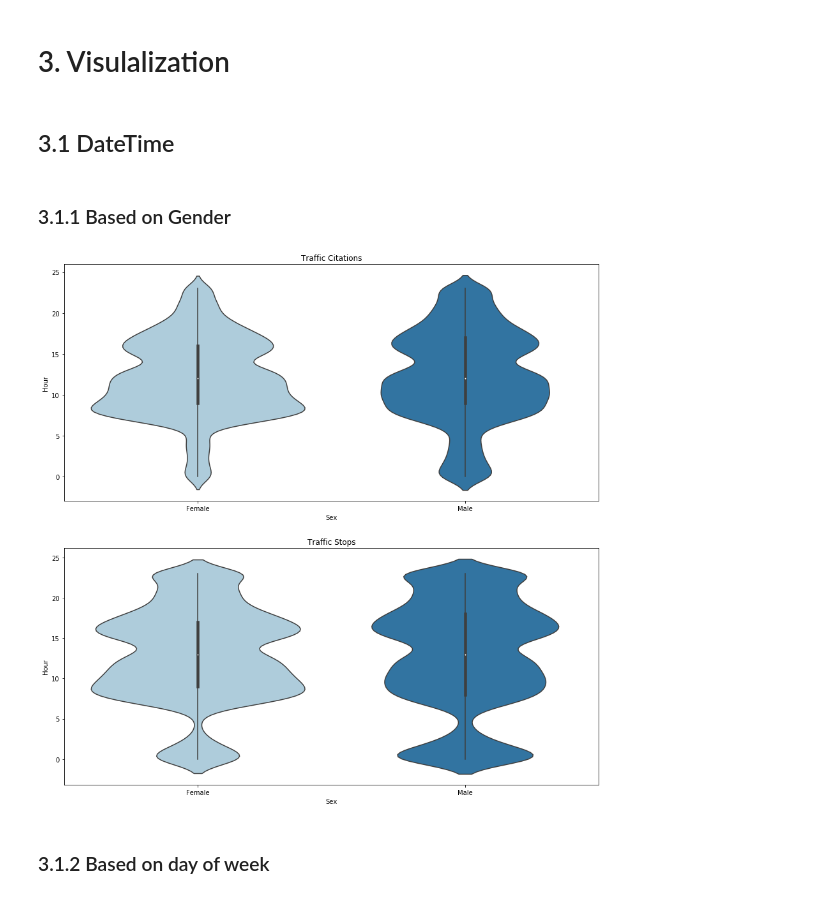
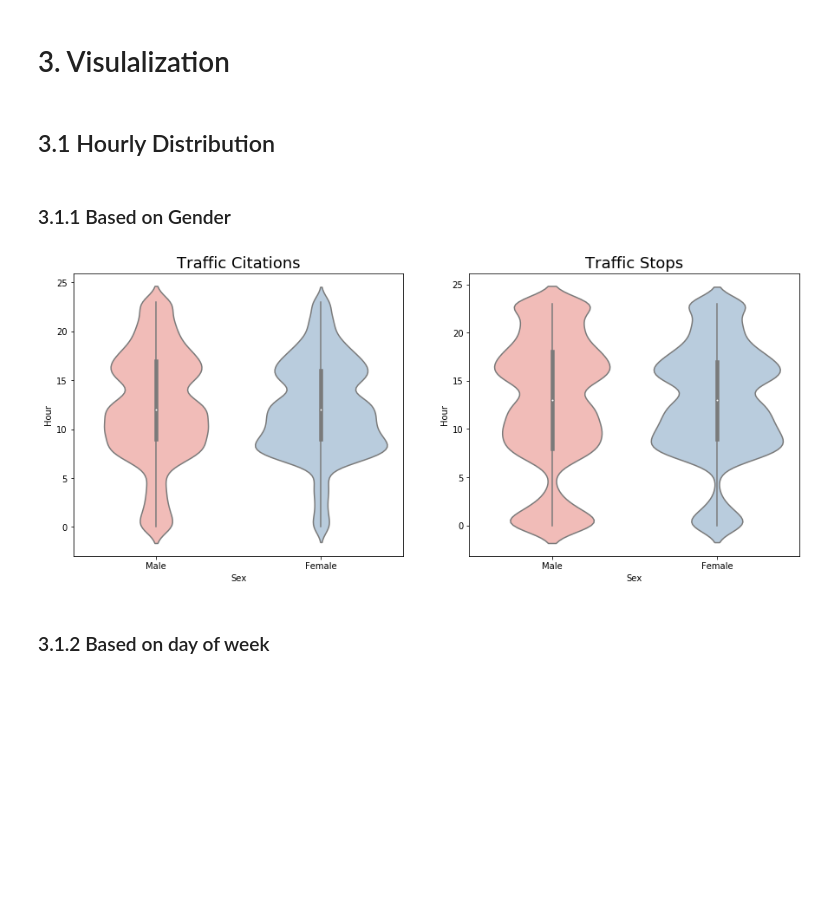
Before and after one commit to haleh-aleahmad/library_data_contest, a Jupyter notebook: Library Data Contest - Python.ipynb, the cells around one changed output. Cells and saved outputs as stored; diff of their text form; code cells hidden in the pictures; blank space fills up the shorter version.

```diff
--- a/Library Data Contest - Python.ipynb
+++ b/Library Data Contest - Python.ipynb
@@ -165,6 +171,16 @@ print(citations_df['Hour'].unique())
 # hour 0 would be blank.
 citations_df.loc[citations_df['Hour'] == '', ['Hour']] = '0'
 citations_df['Hour'] = citations_df['Hour'].astype(int)
+
+# Month
+citations_df['Month'] = citations_df['Date_Object'].map(lambda x : calendar.month_abbr[x.month])
+
+# Year
+citations_df['Year'] = citations_df['Date_Object'].map(lambda x : x.year)
+
+# weekday
+citations_df['Weekdays'] = citations_df['Day of the Week'].map({"Sat": "Weekend", "Sun": "Weekend",
+                                                                "Mon": "Weekday", "Tue": "Weekday", "Wed": "Weekday", "Thu": "Weekday", "Fri" : "Weekday"})
 # %% [output]
 ['8' '18' '9' '7' '16' '12' '11' '6' '21' '14' '10' '15' '17' '13' '5' '3'
  '4' '22' '' '19' '1' '23' '20' '2' '31' '32' '71']
@@ -190,7 +206,8 @@ citations_df.loc[citations_df['Minute'] > 59,:]
 Remove the rows with unacceptale *Hour* and *Minute* and update *DateTime* object:
 # %%
 citations_df = citations_df[(0 <= citations_df['Minute']) & (citations_df['Minute']<= 59) &
-                            (0 <= citations_df['Hour'])   & (citations_df['Hour']  <= 24)]
+                            (0 <= citations_df['Hour'])   & (citations_df['Hour']  <= 24) &
+                            (citations_df['Year']  <= 2019)]
 citations_df['DateTime_Object'] = citations_df.apply(replace_time, axis = 1)
 citations_df.head(5)
 # %% [output]
@@ -227,12 +244,23 @@ print(stops_df['Hour'].unique())
 # hour 0 would be blank.
 stops_df.loc[stops_df['Hour'] == '', ['Hour']] = '0'
 stops_df['Hour'] = stops_df['Hour'].astype(int)
+
+# Month
+stops_df['Month'] = stops_df['Date_Object'].map(lambda x : calendar.month_abbr[x.month])
+
+# Year
+stops_df['Year'] = stops_df['Date_Object'].map(lambda x : x.year)
+
+# weekday
+stops_df['Weekdays'] = stops_df['Day of the Week'].map({"Sat": "Weekend", "Sun": "Weekend",
+                                                                "Mon": "Weekday", "Tue": "Weekday", "Wed": "Weekday", "Thu": "Weekday", "Fri" : "Weekday"})
 # %% [output]
 ['' '18' '17' '10' '8' '16' '12' '20' '11' '23' '9' '1' '21' '7' '15' '14'
  '6' '13' '19' '2' '22' '3' '4' '5']
 # %%
 stops_df = stops_df[(0 <= stops_df['Minute']) & (stops_df['Minute'] <= 59) &
-                    (0 <= stops_df['Hour'])   & (stops_df['Hour']   <= 24)]
+                    (0 <= stops_df['Hour'])   & (stops_df['Hour']   <= 24) &
+                    (stops_df['Year']  <= 2019)]
 stops_df['DateTime_Object'] = stops_df.apply(replace_time, axis = 1)
 stops_df.head(5)
 # %% [output]
@@ -304,22 +332,26 @@ crashes_df.head(5)
 # %% [markdown]
 # 3. Visulalization
 # %% [markdown]
-## 3.1 DateTime
+## 3.1 Hourly Distribution
 # %% [markdown]
 ### 3.1.1 Based on Gender
 # %%
 sns.set_palette(sns.hls_palette(l=.5, s=.9))
 # %%
-fig, axes = plt.subplots(figsize = (15, 15), nrows = 2, ncols = 1)
-sns.violinplot(x= 'Sex', y= 'Hour', data = citations_df, ax = axes[0], palette = 'Paired')
-sns.violinplot(x= 'Sex', y= 'Hour', data = stops_df    , ax = axes[1], palette = 'Paired')
+fig, axes = plt.subplots(figsize = (15, 6), nrows = 1, ncols = 2)
+sns.violinplot(x= 'Sex', y= 'Hour', data = citations_df, ax = axes[0], palette = 'Pastel1',
+              order = ['Male', 'Female'])
+sns.violinplot(x= 'Sex', y= 'Hour', data = stops_df    , ax = axes[1], palette = 'Pastel1',
+              order = ['Male', 'Female'])
 
-axes[0].set_title('Traffic Citations')
-axes[1].set_title('Traffic Stops')
+axes[0].set_title('Traffic Citations', fontsize = 18)
+axes[1].set_title('Traffic Stops', fontsize = 18)
+
+fig.savefig('Plots/Fig01.png')
 
 plt.show()
 # %% [output]
-[figure, old version]
+[figure, new version]
 # %% [markdown]
 ### 3.1.2 Based on day of week
 # %%
```
Also changed, not shown: parts of 49 cells of this notebook, 24 other files.
